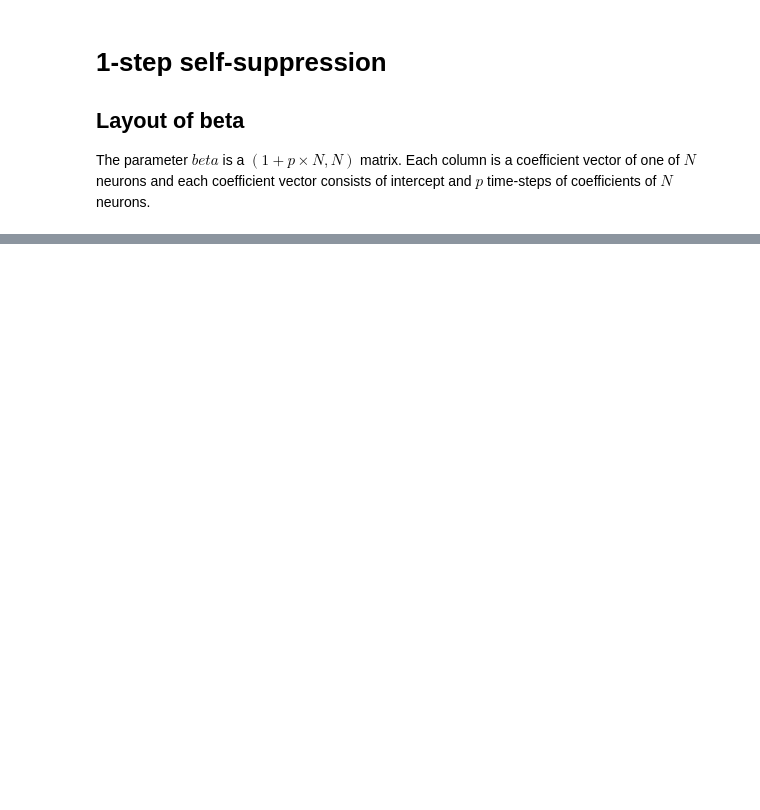
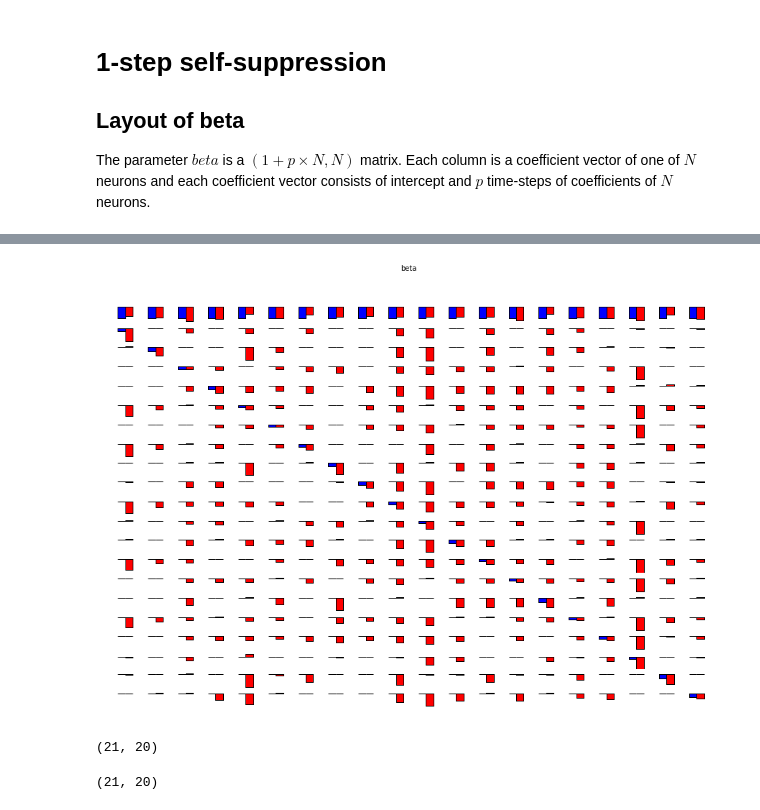
Before and after one commit to catniplab/vlgp, a Jupyter notebook: suppression.ipynb, the cells around one changed output, grey strips where cells are left out. Cells and saved outputs as stored; diff of their text form; code cells hidden in the pictures; blank space fills up the shorter version.

```diff
--- a/suppression.ipynb
+++ b/suppression.ipynb
@@ -111,0 +137,20 @@ for l in range(L):
+# %%
+oldfigsize = rcParams['figure.figsize']
+rcParams['figure.figsize'] = 15, 10
+_, ax = subplots(1 + p*N, sharex=True)
+for row in range(1 + p*N):
+    ax[row].bar(np.arange(b.shape[1]), b[row, :], width=0.25, color='blue', label='true')
+    ax[row].bar(np.arange(b.shape[1]) + 0.25, b1[row, :], width=0.25, color='red', label='estimate')
+    ax[row].axis('off')
+suptitle('beta')
+rcParams['figure.figsize'] = oldfigsize
+# %% [output]
+[figure, added]
+# %%
+b.shape
+# %% [output]
+(21, 20)
+# %%
+b1.shape
+# %% [output]
+(21, 20)
```
Also changed, not shown: parts of 6 cells of this notebook, 5 other files.
